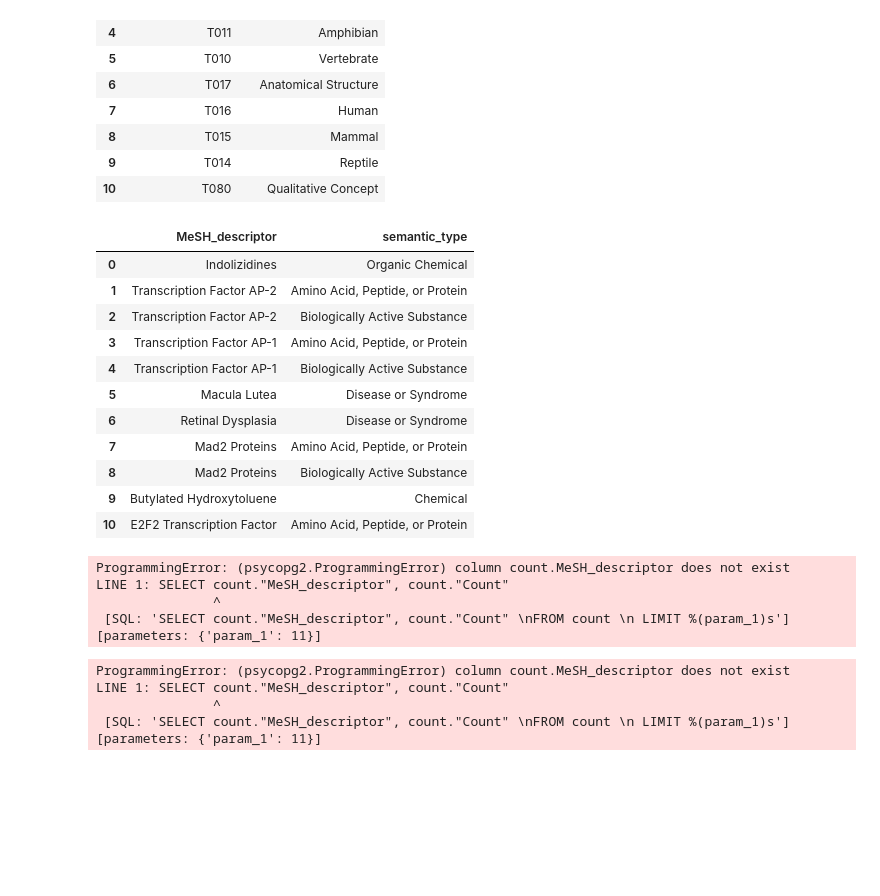
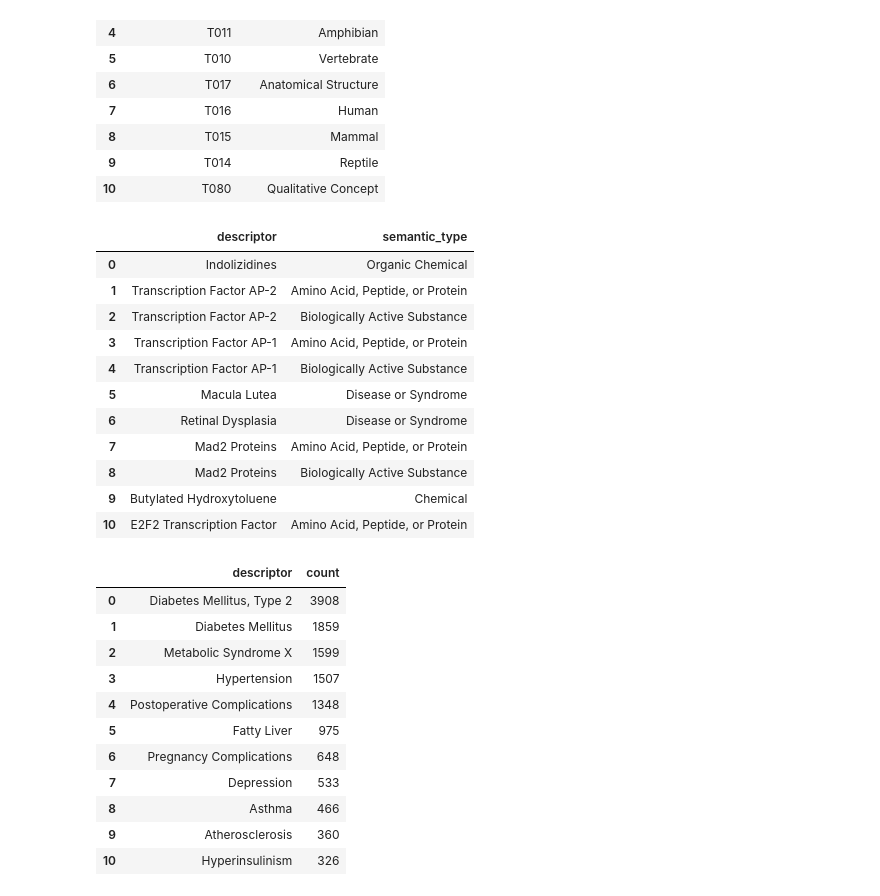
Before and after one commit to HolgerKunz/comorbidity-analysis, a Jupyter notebook: comorbidity-analysis.ipynb, the cells around one changed output. Drawn from its saved outputs; the diff is of its cells as text; code cells hidden in the pictures; blank space fills up the shorter version.

```diff
--- a/comorbidity-analysis.ipynb
+++ b/comorbidity-analysis.ipynb
@@ -682,7 +660,7 @@ The diagram below shows the DB organization:
 # %% [markdown]
 Using Blaze to interact with the database:
 # %%
-db = bz.Data('postgresql://fernandogelin:brownprovidence@gelindb.cxw6rjdpkgtp.us-west-2.rds.amazonaws.com:5432/comorbidity')
+db = bz.Data('postgresql://fernandogelin:brownprovidence@fernandodb.cxw6rjdpkgtp.us-west-2.rds.amazonaws.com:5432/comorbiditydb')
 # %%
 db.fields #prints the table names
 # %% [output]
@@ -772,9 +750,9 @@ db.semantic_type
 | 9 | T014 | Reptile |
 | 10 | T080 | Qualitative Concept |
 # %%
-db.mesh_umls
+db.mesh_umsl
 # %% [output]
-|  | MeSH_descriptor | semantic_type |
+|  | descriptor | semantic_type |
 | 0 | Indolizidines | Organic Chemical |
 | 1 | Transcription Factor AP-2 | Amino Acid, Peptide, or Protein |
 | 2 | Transcription Factor AP-2 | Biologically Active Substance |
@@ -789,11 +767,15 @@ db.mesh_umls
 # %%
 db.article_count
 # %% [output]
-ProgrammingError: (psycopg2.ProgrammingError) column count.MeSH_descriptor does not exist
-LINE 1: SELECT count."MeSH_descriptor", count."Count"
-               ^
- [SQL: 'SELECT count."MeSH_descriptor", count."Count" \nFROM count \n LIMIT %(param_1)s'] [parameters: {'param_1': 11}]
-ProgrammingError: (psycopg2.ProgrammingError) column count.MeSH_descriptor does not exist
-LINE 1: SELECT count."MeSH_descriptor", count."Count"
-               ^
- [SQL: 'SELECT count."MeSH_descriptor", count."Count" \nFROM count \n LIMIT %(param_1)s'] [parameters: {'param_1': 11}]
+|  | descriptor | count |
+| 0 | Diabetes Mellitus, Type 2 | 3908 |
+| 1 | Diabetes Mellitus | 1859 |
+| 2 | Metabolic Syndrome X | 1599 |
+| 3 | Hypertension | 1507 |
+| 4 | Postoperative Complications | 1348 |
+| 5 | Fatty Liver | 975 |
+| 6 | Pregnancy Complications | 648 |
+| 7 | Depression | 533 |
+| 8 | Asthma | 466 |
+| 9 | Atherosclerosis | 360 |
+| 10 | Hyperinsulinism | 326 |
```
Also changed, not shown: parts of 20 cells of this notebook, 1 other file.
